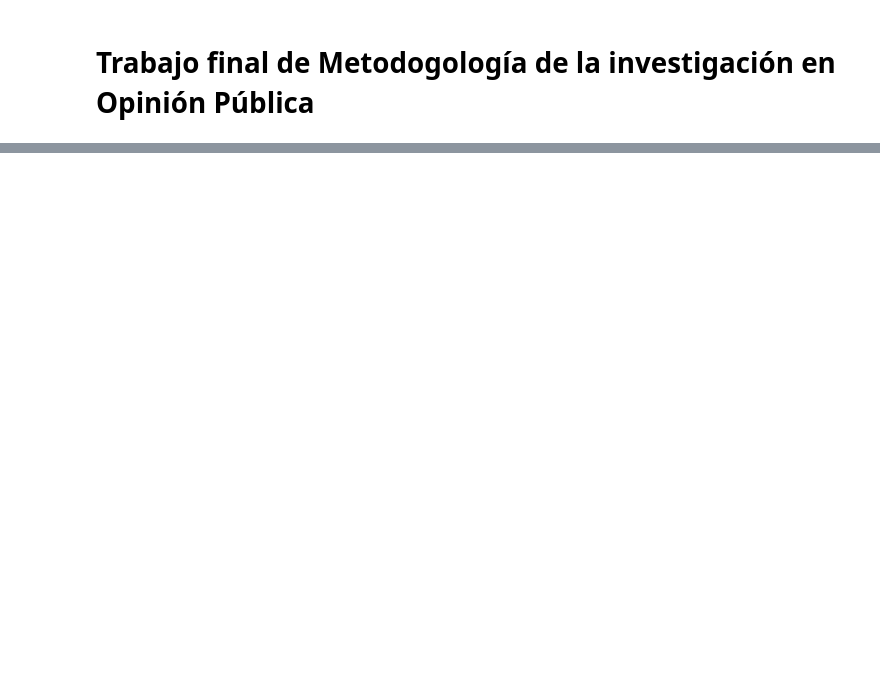
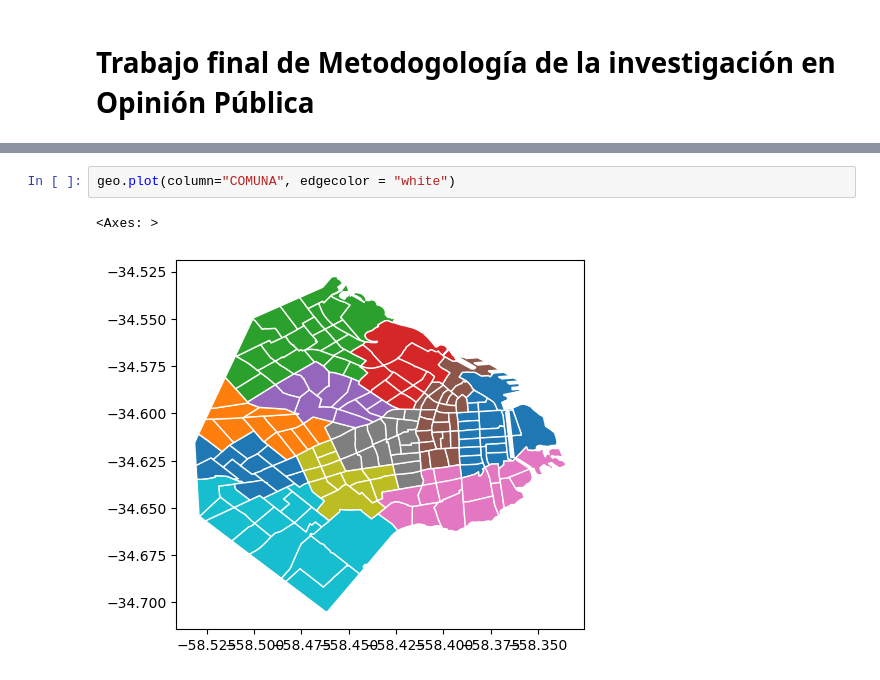
Before and after one commit to Leonel-Moron/TP_M4OP, a Jupyter notebook: Carpeta Prueba/Informe Final .ipynb, the cells around one changed output, grey strips where cells are left out. Drawn from its saved outputs; the diff is of its cells as text; blank space fills up the shorter version.

```diff
--- a/Carpeta Prueba/Informe Final .ipynb
+++ b/Carpeta Prueba/Informe Final .ipynb
@@ -34,0 +343,5 @@ geo.shape
+# %%
+geo.plot(column="COMUNA", edgecolor = "white")
+# %% [output]
+<Axes: >
+[figure, added]
```
Also changed, not shown: parts of 44 cells of this notebook, 2 other files.
